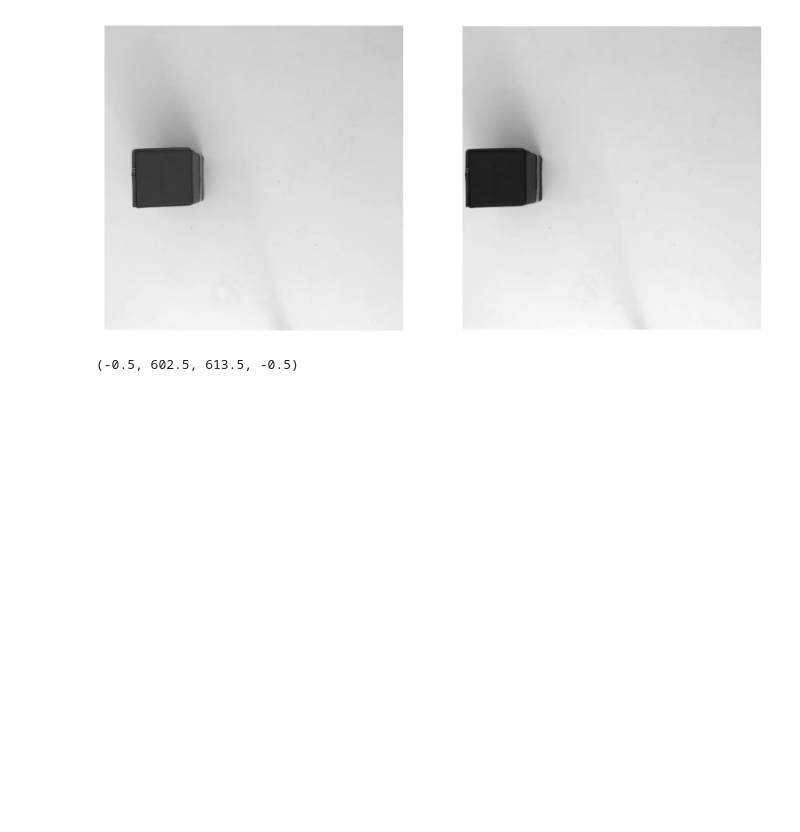
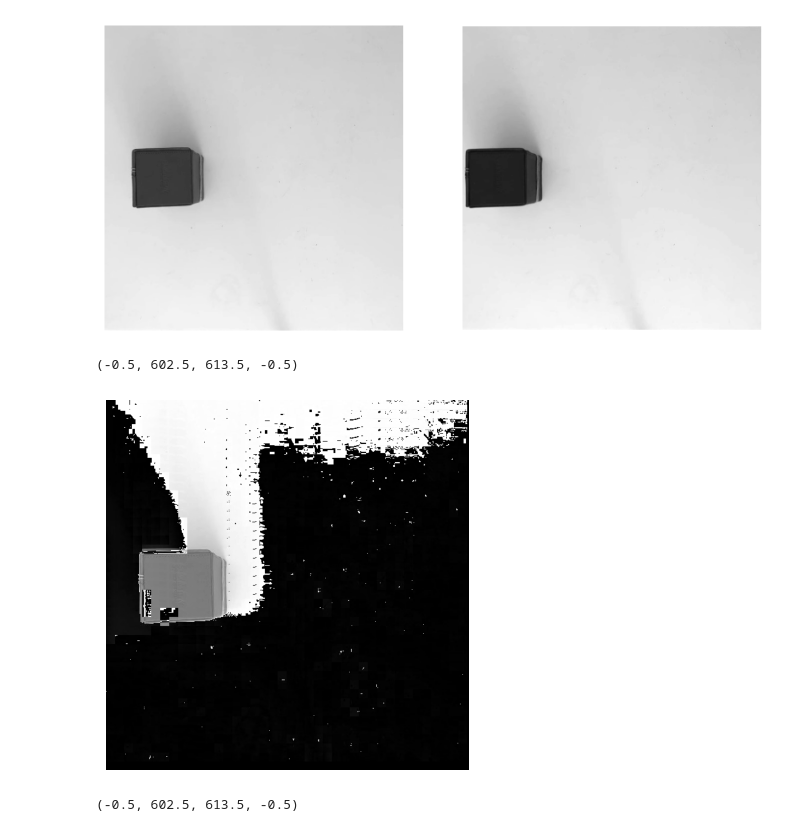
Before and after one commit to JCorpse96/thesisTestProject, a Jupyter notebook: disparityNotebook.ipynb, the cells around one changed output. Drawn from its saved outputs; the diff is of its cells as text; code cells hidden in the pictures; blank space fills up the shorter version.

```diff
--- a/disparityNotebook.ipynb
+++ b/disparityNotebook.ipynb
@@ -300,6 +361,12 @@ plt.axis('off')
 [figure]
 # %%
 disparity_map, left_blocked, right_blocked = calculate_disparity(left_image, right_image)
+# %%
+plt.imshow(disparity_map, cmap='gray')
+plt.axis('off')
+# %% [output]
+(-0.5, 602.5, 613.5, -0.5)
+[figure, added]
 # %%
 fig = plt.figure(figsize=(10, 7))
 fig.add_subplot(1, 2, 1)
```
Also changed, not shown: parts of 18 cells of this notebook.
